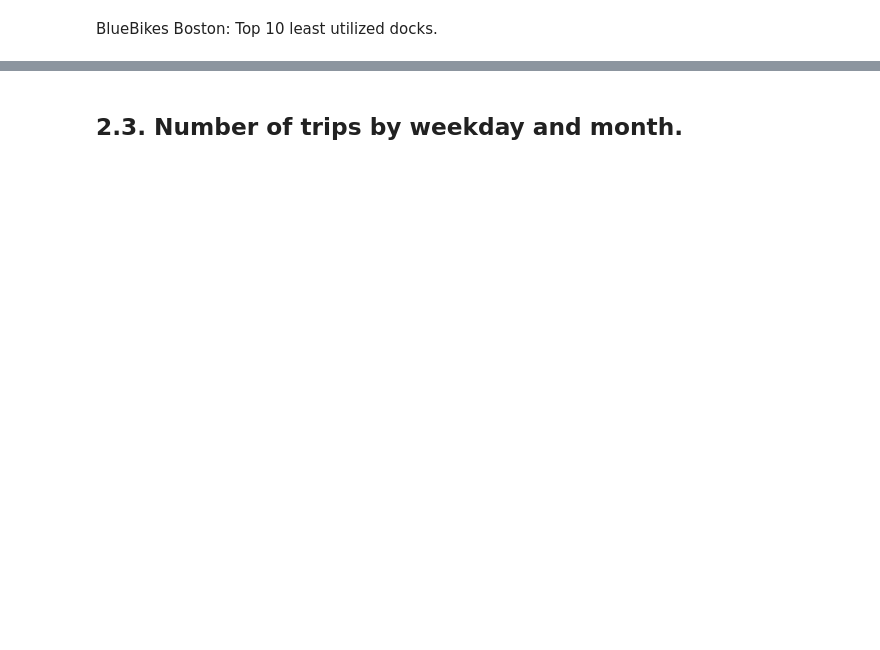
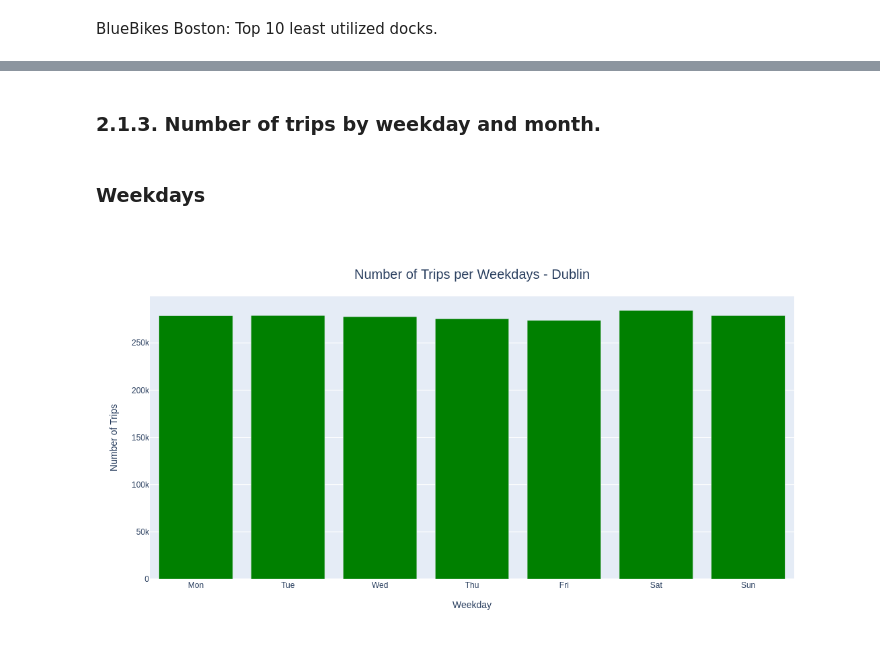
Before and after one commit to raphaelElearning/MSC_DA_Repeat, a Jupyter notebook: 2020100_MSC_DA_Repeat.ipynb, the cells around one changed output, grey strips where cells are left out. Saved outputs shown, nothing was run; the diff lists cells and outputs as text; code cells hidden in the pictures; blank space fills up the shorter version.

```diff
--- a/2020100_MSC_DA_Repeat.ipynb
+++ b/2020100_MSC_DA_Repeat.ipynb
@@ -871,2 +892,31 @@ plt.show()
 # %% [markdown]
-## 2.3. Number of trips by weekday and month.
+### 2.1.3. Number of trips by weekday and month.
+# %% [markdown]
+### Weekdays
+# %%
+#Selecting dataset and creating number of trips.
+
+dublin_trips_per_weekday = dublin_trips_per_time.groupby('weekday').size().reset_index(name='number_of_trips')
+
+# Transforming numbers into weekday names.
+w_names = ['Mon', 'Tue', 'Wed', 'Thu', 'Fri', 'Sat', 'Sun']
+
+# Takes all values from the 'weekday' column and substitutes them for the dictionary values.
+dublin_trips_per_weekday['weekday_name'] = dublin_trips_per_weekday['weekday'].apply(lambda x: w_names[x-1])
+
+fig = px.bar(dublin_trips_per_weekday, x='weekday_name', y='number_of_trips',
+             labels={'weekday_name': 'Weekday', 'number_of_trips': 'Number of Trips'},
+             title = 'Number of Trips per Weekdays - Dublin',
+             width=800,
+             height=600,
+             category_orders={'weekday_name': ['Mon', 'Tue', 'Wed', 'Thu', 'Fri', 'Sat', 'Sun']},
+             color_discrete_sequence=['green'])
+
+fig.update_traces(textposition='outside')
+fig.update_layout(title={'text': 'Number of Trips per Weekdays - Dublin','y':0.9,'x':0.5,'xanchor': 'center','yanchor': 'top','font': {'size': 20}})
+fig.show()
+
+
+# Adapted from: https://plotly.com/python/hover-text-and-formatting/
+# %% [output]
+[figure, added]
```
Also changed, not shown: parts of 24 cells of this notebook, 2 other files.
